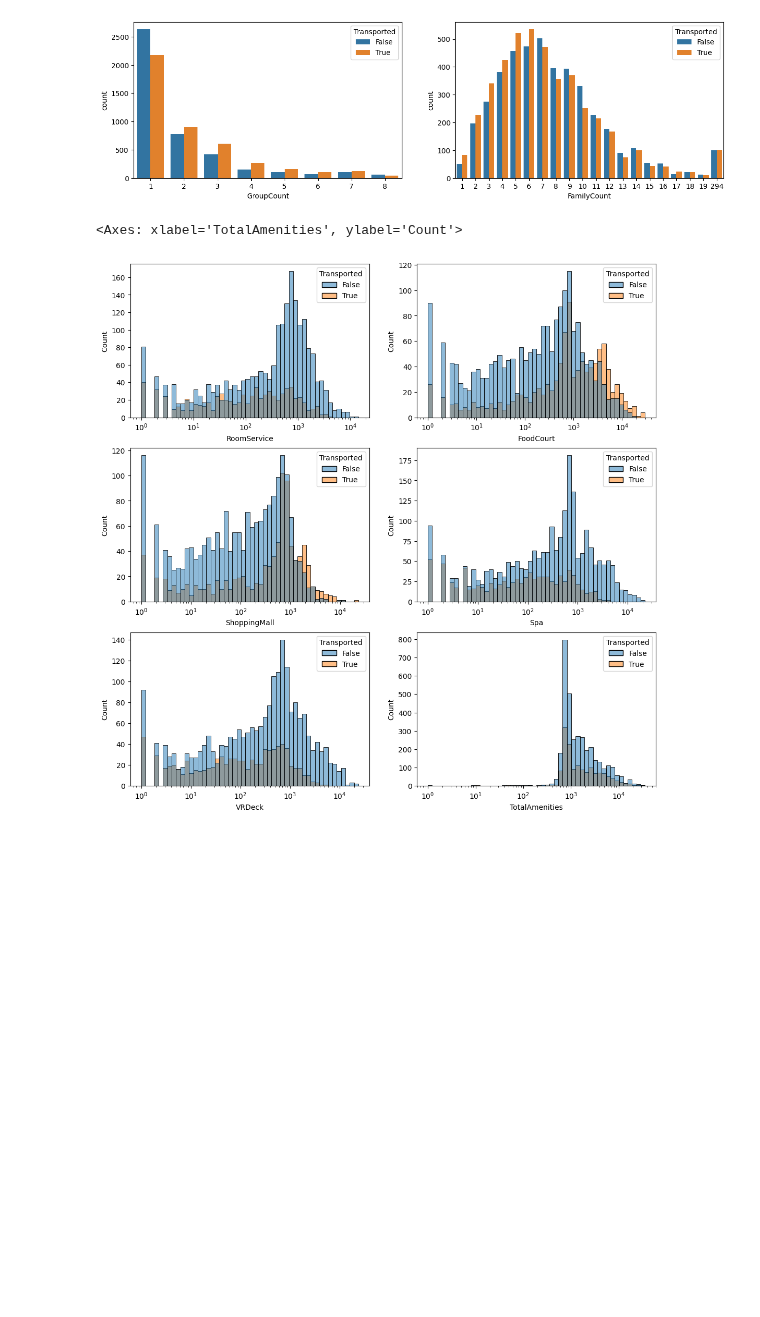
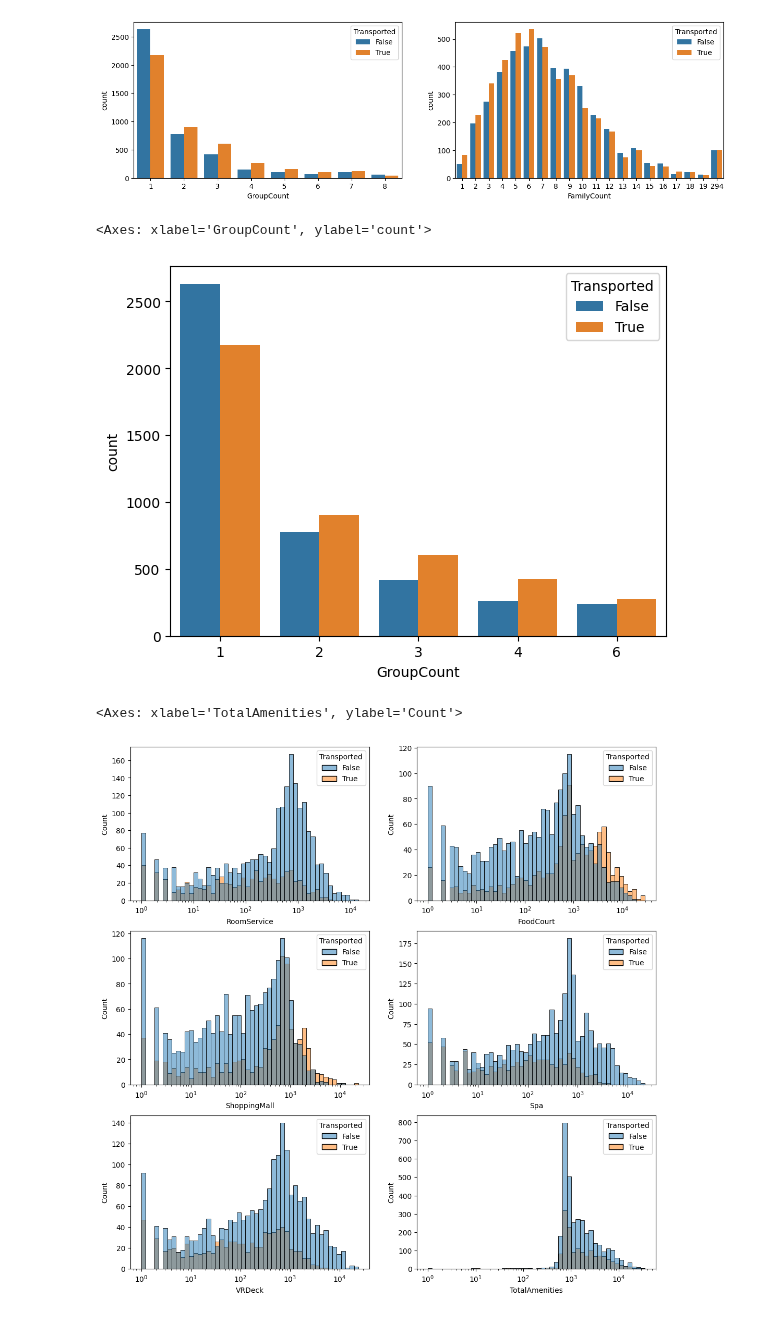
Before and after one commit to LoneCoder21/Kaggle-Notebooks, a Jupyter notebook: Classification/Spaceship Titanic/spaceship_titanic.ipynb, the cells around one changed output. Saved outputs shown, nothing was run; the diff lists cells and outputs as text; code cells hidden in the pictures; blank space fills up the shorter version.

```diff
--- a/Classification/Spaceship Titanic/spaceship_titanic.ipynb
+++ b/Classification/Spaceship Titanic/spaceship_titanic.ipynb
@@ -209,6 +235,11 @@ data['FamilyOutlier'] = (data['FamilyCount'] > 290)
 data = data.drop('FamilyCount',axis=1)
 # %% [output]
 [figure]
+# %%
+sns.countplot(data=data, x="GroupCount", hue="Transported")
+# %% [output]
+<Axes: xlabel='GroupCount', ylabel='count'>
+[figure, added]
 # %%
 data['TotalAmenities'] = data['RoomService'] + data['FoodCourt'] + data['ShoppingMall'] + data['Spa'] + data['VRDeck']
 # %%
```
Also changed, not shown: parts of 28 cells of this notebook.
